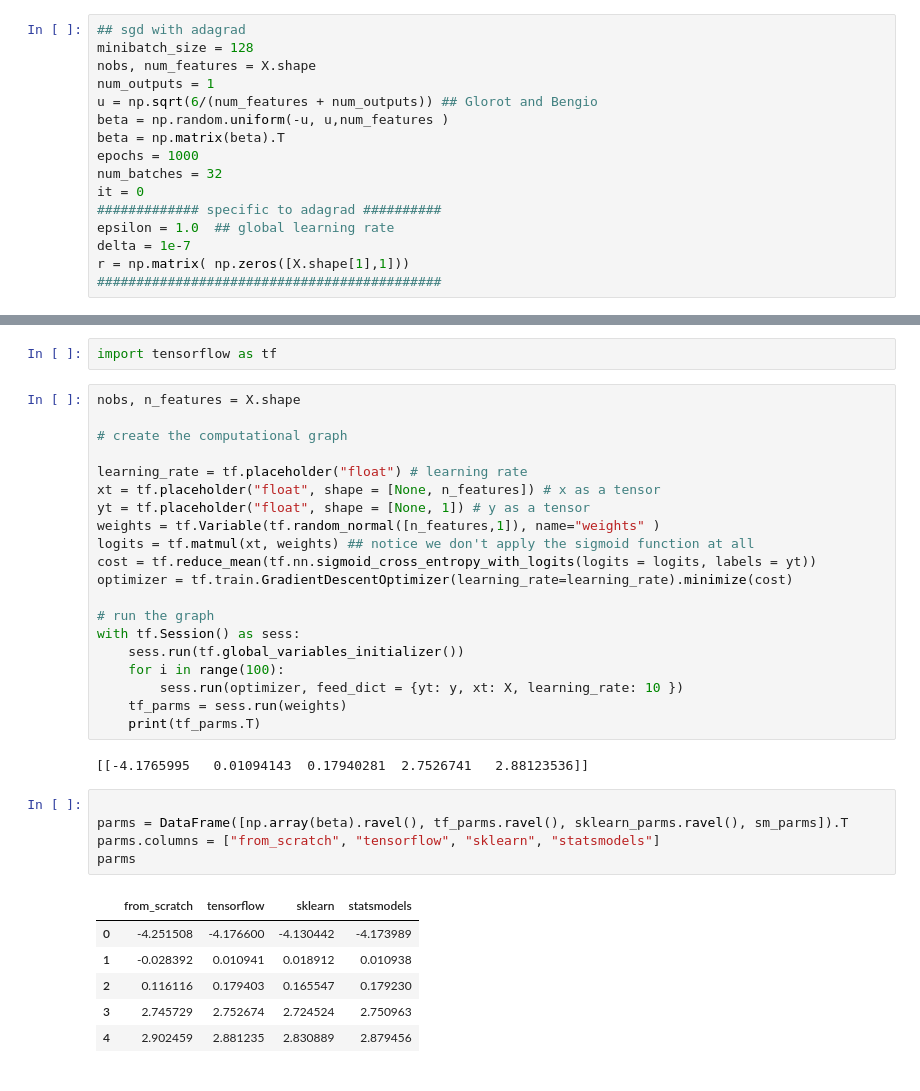
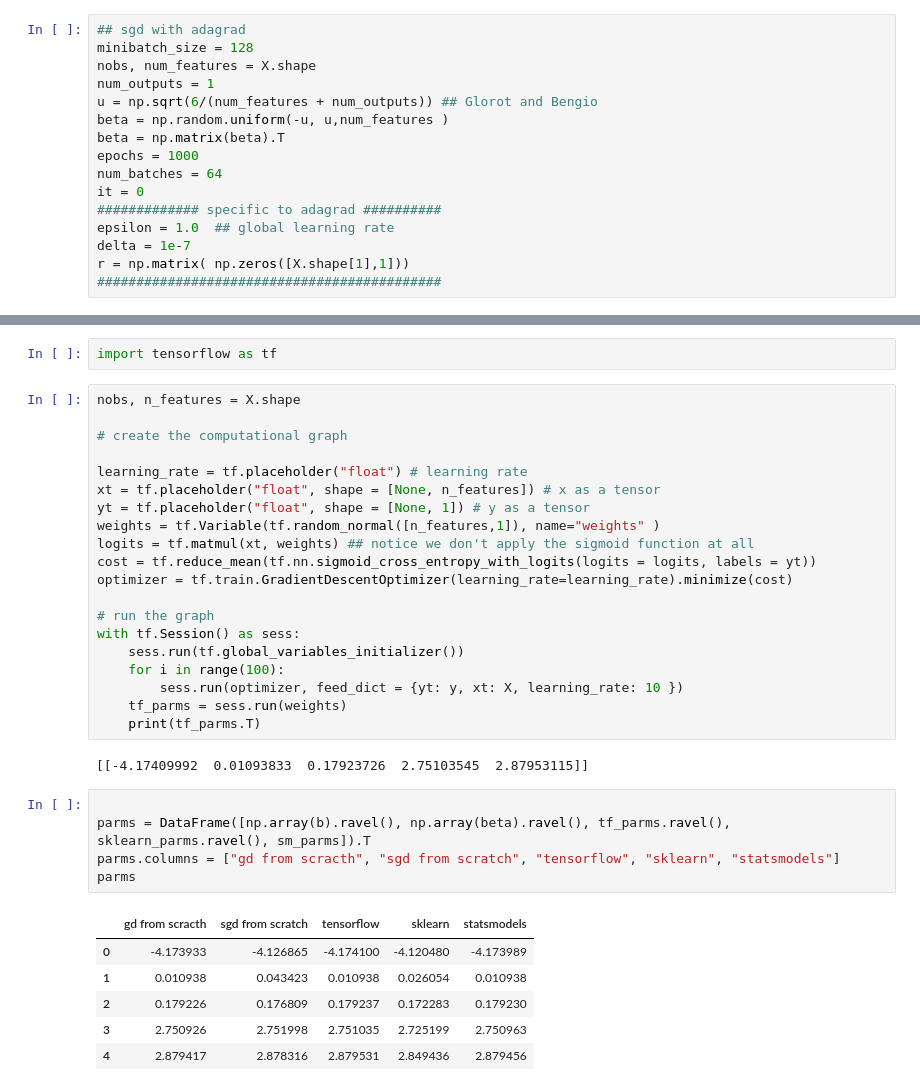
Before and after one commit to timsetsfire/regression-from-scratch, a Jupyter notebook: Regression from Scratch.ipynb, the cells around one changed output, grey strips where cells are left out. Saved outputs shown, nothing was run; the diff lists cells and outputs as text.

Commit message:
add comparison table at end

```diff
--- a/Regression from Scratch.ipynb
+++ b/Regression from Scratch.ipynb
@@ -835,7 +835,7 @@ u = np.sqrt(6/(num_features + num_outputs)) ## Glorot and Bengio
 beta = np.random.uniform(-u, u,num_features )
 beta = np.matrix(beta).T
 epochs = 1000
-num_batches = 32
+num_batches = 64
 it = 0
 ############# specific to adagrad ##########
 epsilon = 1.0  ## global learning rate
@@ -947,16 +947,16 @@ with tf.Session() as sess:
     tf_parms = sess.run(weights)
     print(tf_parms.T)
 # %% [output]
-[[-4.1765995   0.01094143  0.17940281  2.7526741   2.88123536]]
+[[-4.17409992  0.01093833  0.17923726  2.75103545  2.87953115]]
 # %%
 
-parms = DataFrame([np.array(beta).ravel(), tf_parms.ravel(), sklearn_parms.ravel(), sm_parms]).T
-parms.columns = ["from_scratch", "tensorflow", "sklearn", "statsmodels"]
+parms = DataFrame([np.array(b).ravel(), np.array(beta).ravel(), tf_parms.ravel(), sklearn_parms.ravel(), sm_parms]).T
+parms.columns = ["gd from scracth", "sgd from scratch", "tensorflow", "sklearn", "statsmodels"]
 parms
 # %% [output]
-|  | from_scratch | tensorflow | sklearn | statsmodels |
-| 0 | -4.251508 | -4.176600 | -4.130442 | -4.173989 |
-| 1 | -0.028392 | 0.010941 | 0.018912 | 0.010938 |
-| 2 | 0.116116 | 0.179403 | 0.165547 | 0.179230 |
-| 3 | 2.745729 | 2.752674 | 2.724524 | 2.750963 |
-| 4 | 2.902459 | 2.881235 | 2.830889 | 2.879456 |
+|  | gd from scracth | sgd from scratch | tensorflow | sklearn | statsmodels |
+| 0 | -4.173933 | -4.126865 | -4.174100 | -4.120480 | -4.173989 |
+| 1 | 0.010938 | 0.043423 | 0.010938 | 0.026054 | 0.010938 |
+| 2 | 0.179226 | 0.176809 | 0.179237 | 0.172283 | 0.179230 |
+| 3 | 2.750926 | 2.751998 | 2.751035 | 2.725199 | 2.750963 |
+| 4 | 2.879417 | 2.878316 | 2.879531 | 2.849436 | 2.879456 |
```
Also changed, not shown: parts of 3 cells of this notebook.
